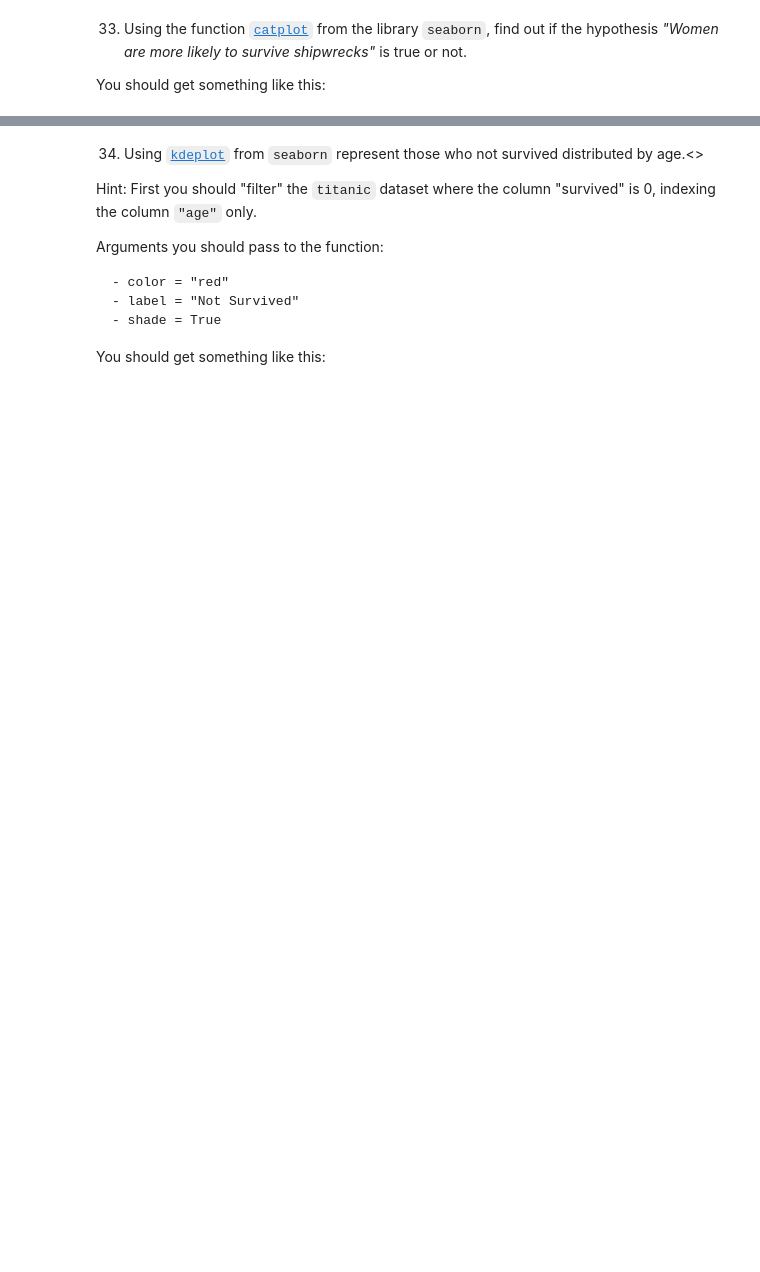
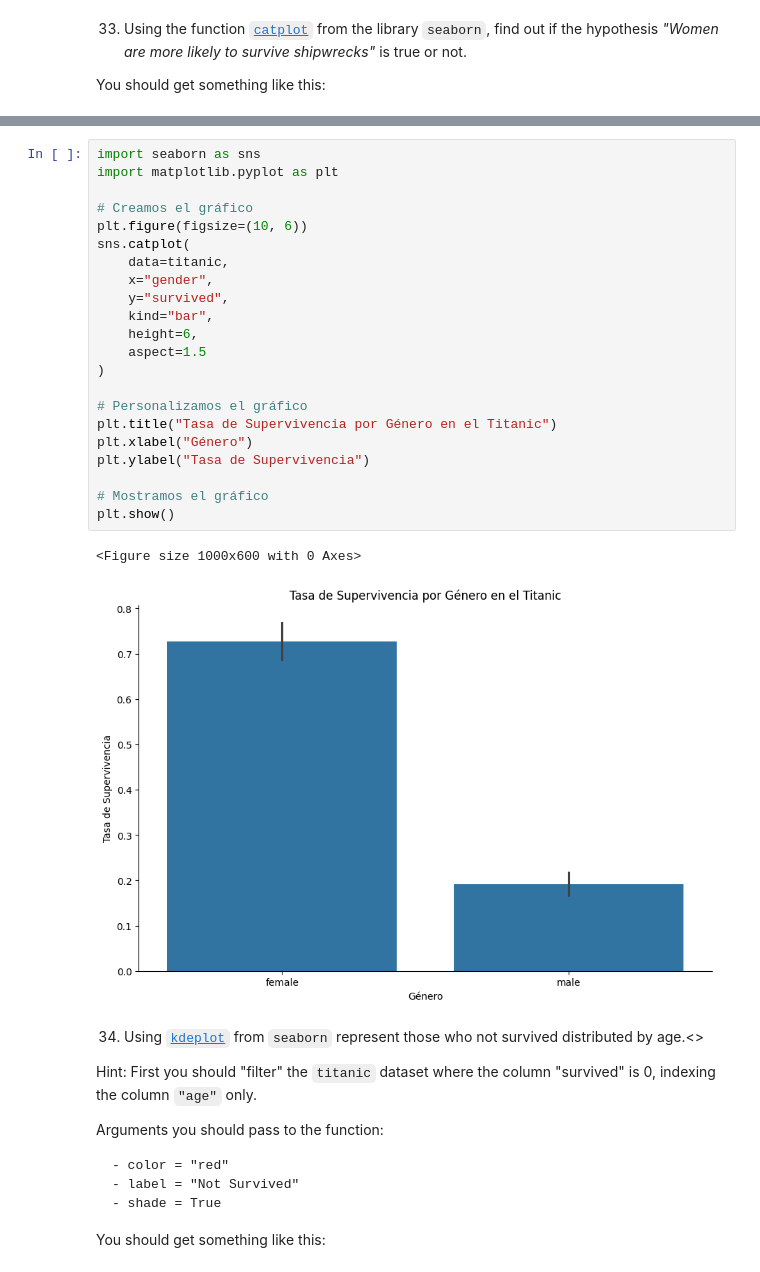
Before and after one commit to Jon3J/dsft2409_Jon, a Jupyter notebook: 2-Data_Analysis/2-Pandas/Practica/7-Titanic/Titanic-exercise.ipynb, the cells around one changed output, grey strips where cells are left out. Saved outputs shown, nothing was run; the diff lists cells and outputs as text; blank space fills up the shorter version.

```diff
--- a/2-Data_Analysis/2-Pandas/Practica/7-Titanic/Titanic-exercise.ipynb
+++ b/2-Data_Analysis/2-Pandas/Practica/7-Titanic/Titanic-exercise.ipynb
@@ -529,6 +811,31 @@ Remember you have never used `seaborn` before, therefore you should install it b
 You should get something like this:
 # %% [markdown]
 ![catplot](./img/catplotgen.png)
+# %%
+import seaborn as sns
+import matplotlib.pyplot as plt
+
+# Creamos el gráfico
+plt.figure(figsize=(10, 6))
+sns.catplot(
+    data=titanic,
+    x="gender",
+    y="survived",
+    kind="bar",
+    height=6,
+    aspect=1.5
+)
+
+# Personalizamos el gráfico
+plt.title("Tasa de Supervivencia por Género en el Titanic")
+plt.xlabel("Género")
+plt.ylabel("Tasa de Supervivencia")
+
+# Mostramos el gráfico
+plt.show()
+# %% [output]
+<Figure size 1000x600 with 0 Axes>
+[figure, added]
 # %% [markdown]
 34. Using [`kdeplot`]("https://seaborn.pydata.org/generated/seaborn.kdeplot.html") from `seaborn` represent those who not survived distributed by age.<>
 
```
Also changed, not shown: parts of 23 cells of this notebook.
